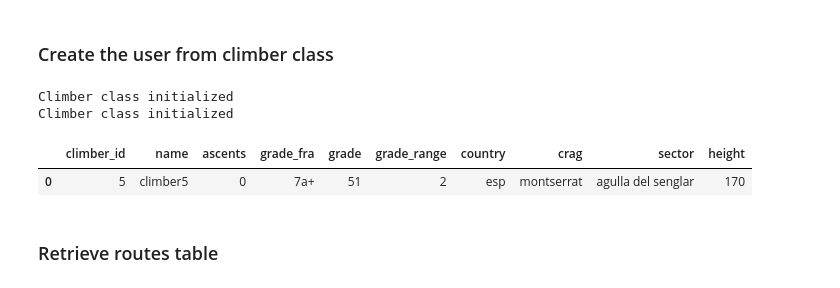
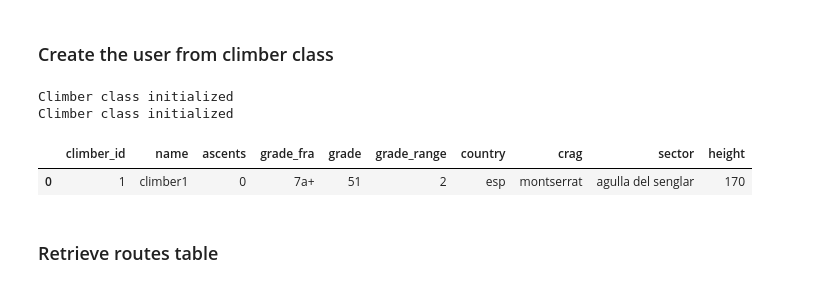
Before and after one commit to jordi-zaragoza/Climbing-Route-Recommender, a Jupyter notebook: src/4.route_recommender.ipynb, the cells around one changed output. Cells and saved outputs as stored; diff of their text form; code cells hidden in the pictures.

```diff
--- a/src/4.route_recommender.ipynb
+++ b/src/4.route_recommender.ipynb
@@ -14,15 +14,15 @@ In this notebook will perform the route recommending based on the user features
 # %% [markdown]
 ### Create the user from climber class
 # %%
-climber_1 = climber_class.climber()
-climber_2 = climber_class.climber(grade = '7a+')
+climber_1 = climber_class.Climber()
+climber_2 = climber_class.Climber(grade = '7a+')
 climber_2.set_attributes(cluster=[-3,4,11,-1,30,-29,3,2,8])
 display(climber_2.get_data())
 # %% [output]
 Climber class initialized
 Climber class initialized
 |  | climber_id | name | ascents | grade_fra | grade | grade_range | country | crag | sector | height |
-| 0 | 5 | climber5 | 0 | 7a+ | 51 | 2 | esp | montserrat | agulla del senglar | 170 |
+| 0 | 1 | climber1 | 0 | 7a+ | 51 | 2 | esp | montserrat | agulla del senglar | 170 |
 # %% [markdown]
 ### Retrieve routes table
 # %%
```
Also changed, not shown: parts of 3 cells of this notebook, 18 other files.
